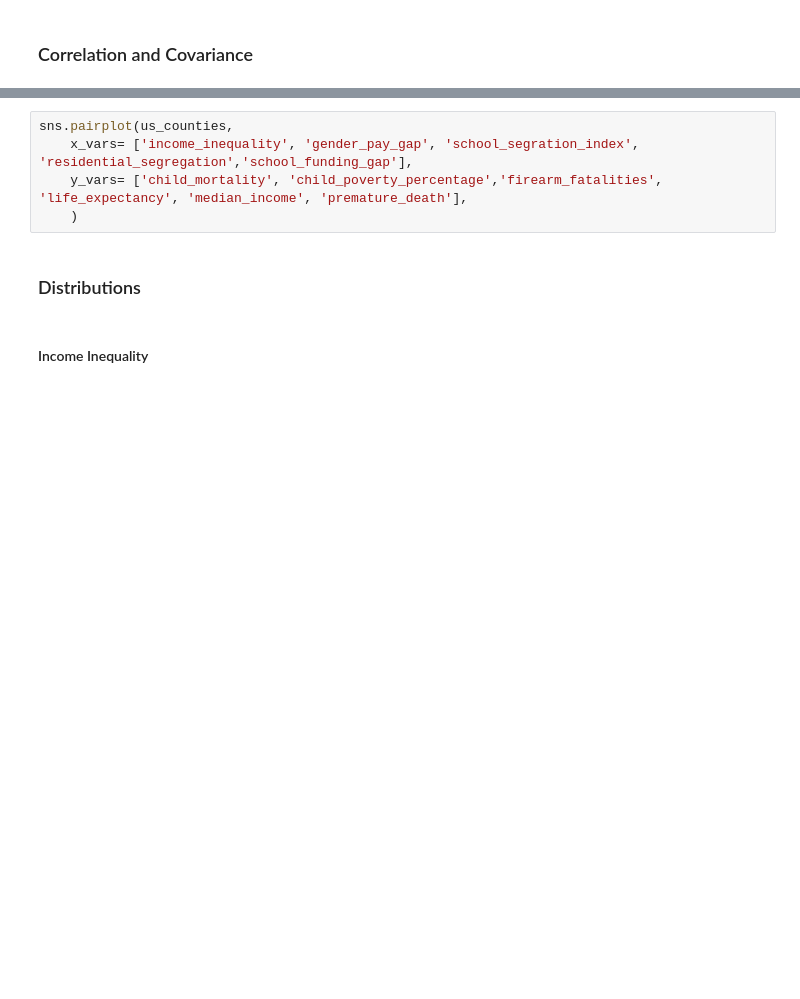
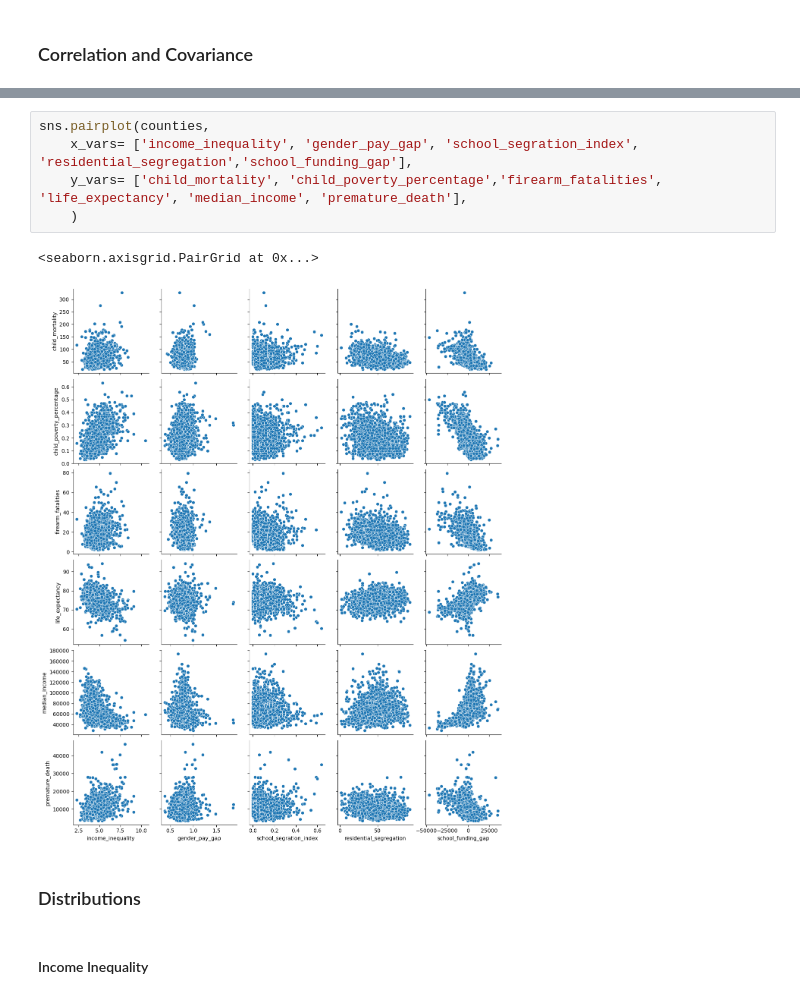
Before and after one commit to mapsg91/CapstoneII_MG, a Jupyter notebook: data/Clean Data/selected_vars/clean_select_features.ipynb, the cells around one changed output, grey strips where cells are left out. Drawn from its saved outputs; the diff is of its cells as text; blank space fills up the shorter version.

```diff
--- a/data/Clean Data/selected_vars/clean_select_features.ipynb
+++ b/data/Clean Data/selected_vars/clean_select_features.ipynb
@@ -339,8 +348,11 @@ sns.heatmap(matrix, annot=True)
 # %%
-sns.pairplot(us_counties,
+sns.pairplot(counties,
     x_vars= ['income_inequality', 'gender_pay_gap', 'school_segration_index', 'residential_segregation','school_funding_gap'],
     y_vars= ['child_mortality', 'child_poverty_percentage','firearm_fatalities', 'life_expectancy', 'median_income', 'premature_death'],
     )
+# %% [output]
+<seaborn.axisgrid.PairGrid at 0x...>
+[figure, added]
 # %% [markdown]
 ### Distributions
 # %% [markdown]
```
Also changed, not shown: parts of 55 cells of this notebook, 6 other files.
